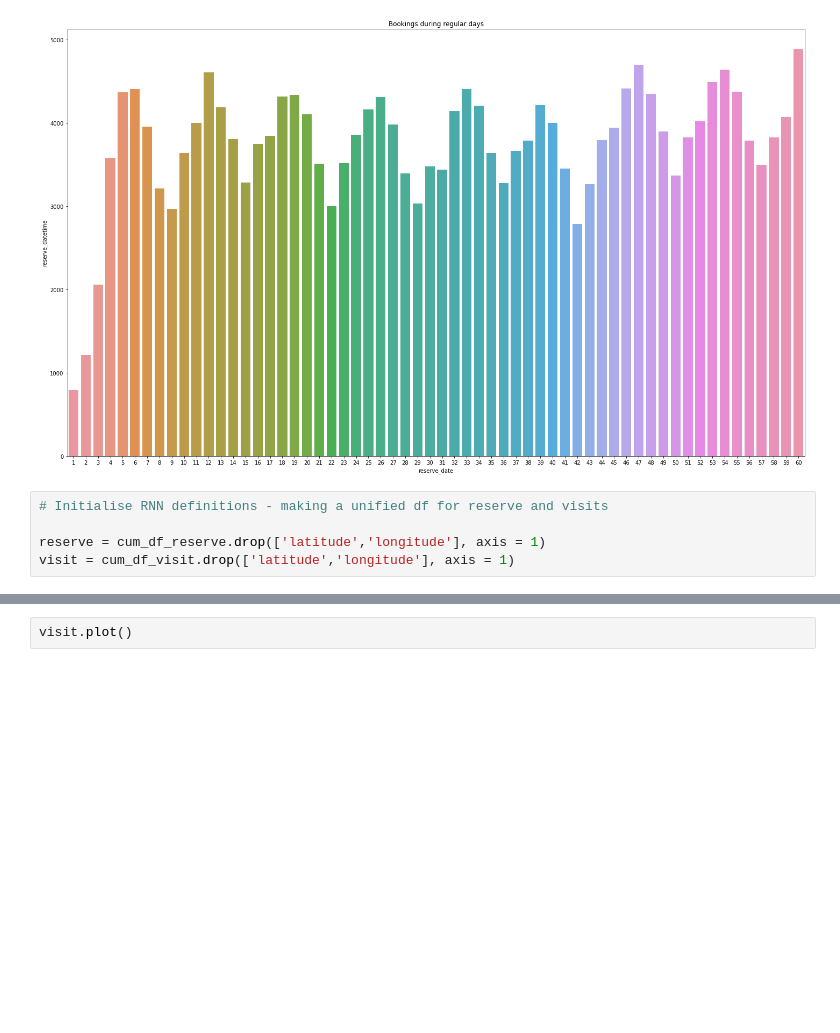
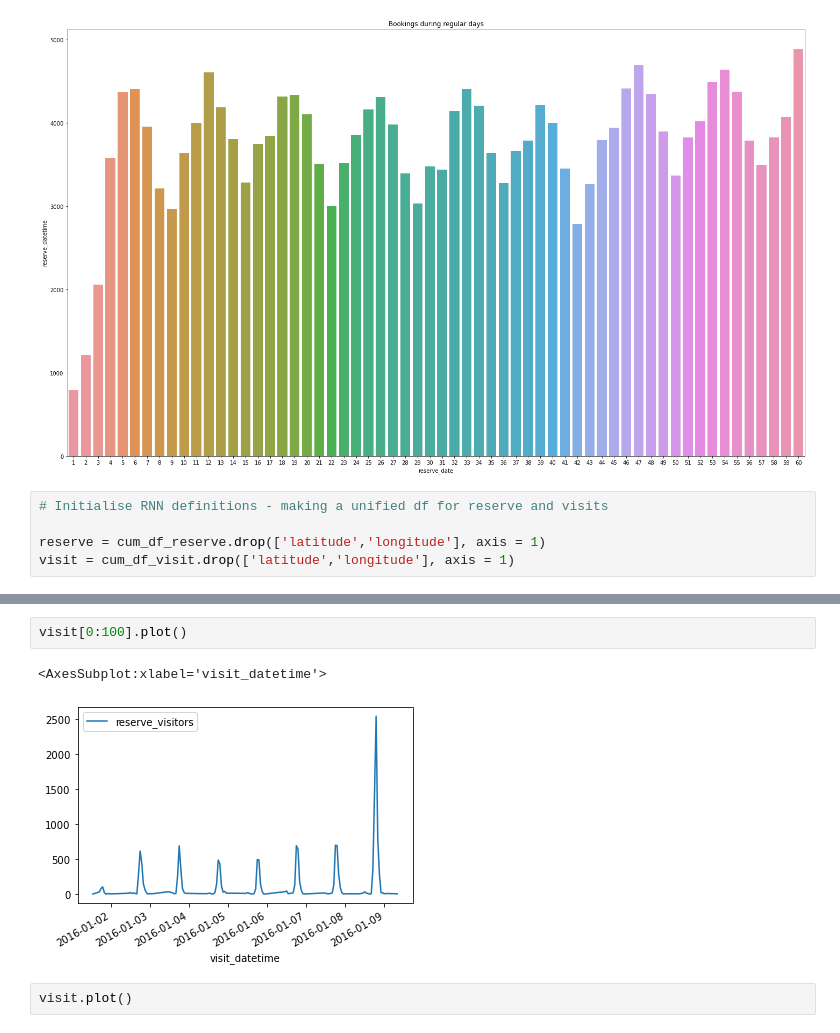
Before and after one commit to kodon0/Data_Sci, a Jupyter notebook: Tensorflow/KOD_restaurant_predictions_tboard_tflow.ipynb, the cells around one changed output, grey strips where cells are left out. Cells and saved outputs as stored; diff of their text form; blank space fills up the shorter version.

```diff
--- a/Tensorflow/KOD_restaurant_predictions_tboard_tflow.ipynb
+++ b/Tensorflow/KOD_restaurant_predictions_tboard_tflow.ipynb
@@ -585,3 +602,8 @@ visit = cum_df_visit.drop(['latitude','longitude'], axis = 1)
+# %%
+visit[0:100].plot()
+# %% [output]
+<AxesSubplot:xlabel='visit_datetime'>
+[figure, added]
 # %%
 visit.plot()
 # %% [output]
```
Also changed, not shown: parts of 59 cells of this notebook, 1 other file.
